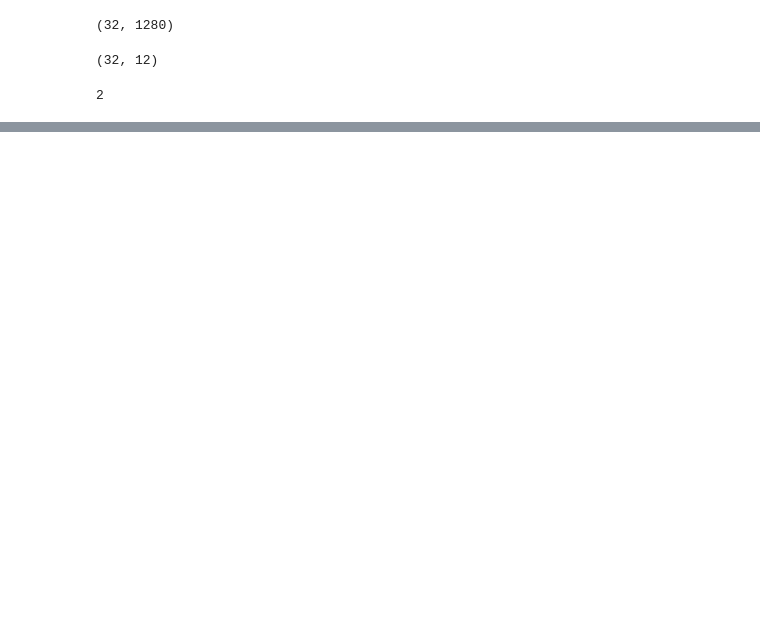
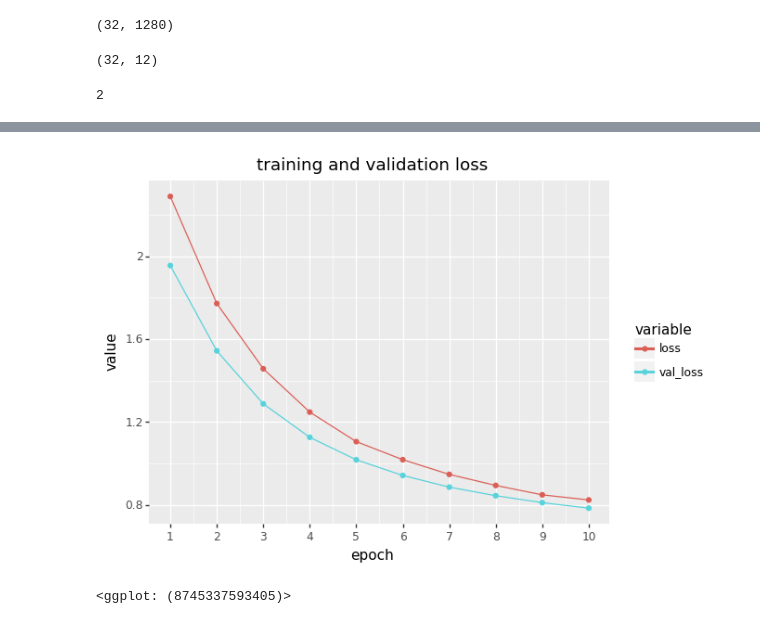
Before and after one commit to mjdall/pinterest_scraper, a Jupyter notebook: training.ipynb, the cells around one changed output, grey strips where cells are left out. Cells and saved outputs as stored; diff of their text form; code cells hidden in the pictures; blank space fills up the shorter version.

```diff
--- a/training.ipynb
+++ b/training.ipynb
@@ -329,0 +335,11 @@ INFO:tensorflow:Assets written to: model/assets
+# %%
+(
+  ggplot(loss_stats, aes(x = "epoch", y = "value", colour = "variable")) +
+  geom_line() +
+  geom_point() +
+  scale_x_continuous(breaks = range(12)) +
+  ggtitle("training and validation loss")
+)
+# %% [output]
+[figure, added]
+<ggplot: (8745337593405)>
```
Also changed, not shown: parts of 20 cells of this notebook.
